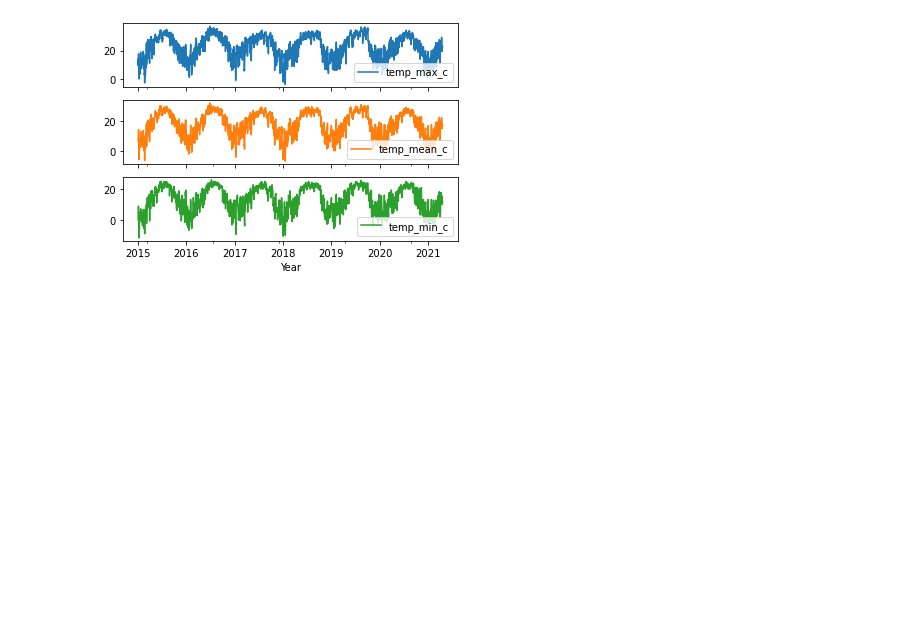
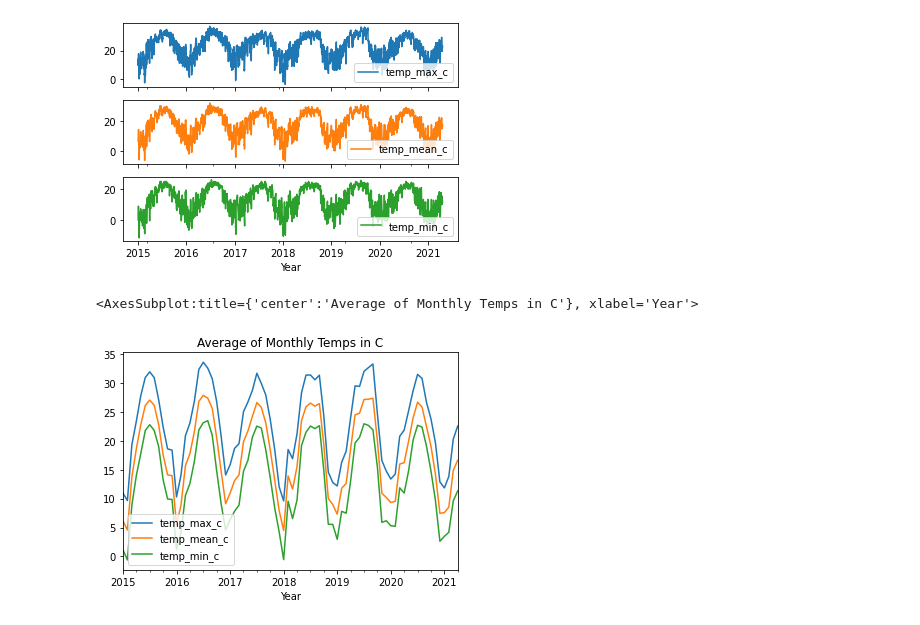
Before and after one commit to KPess/DegreeDays, a Jupyter notebook: DegreeDaysPandas.ipynb, the cells around one changed output. Saved outputs shown, nothing was run; the diff lists cells and outputs as text; code cells hidden in the pictures; blank space fills up the shorter version.

Commit message:
Added monthly and seasonal graphs of data so far

```diff
--- a/DegreeDaysPandas.ipynb
+++ b/DegreeDaysPandas.ipynb
@@ -750,0 +749,9 @@ df7 = pd.Series(s)
+# %%
+df3.index = pd.to_datetime(df3.index)
+
+df3monthly = df3.resample('M').agg(np.mean)
+
+df3monthly.plot(xlabel = 'Year', title= 'Average of Monthly Temps in C')
+# %% [output]
+<AxesSubplot:title={'center':'Average of Monthly Temps in C'}, xlabel='Year'>
+[figure, added]
```
Also changed, not shown: parts of 2 cells of this notebook.
